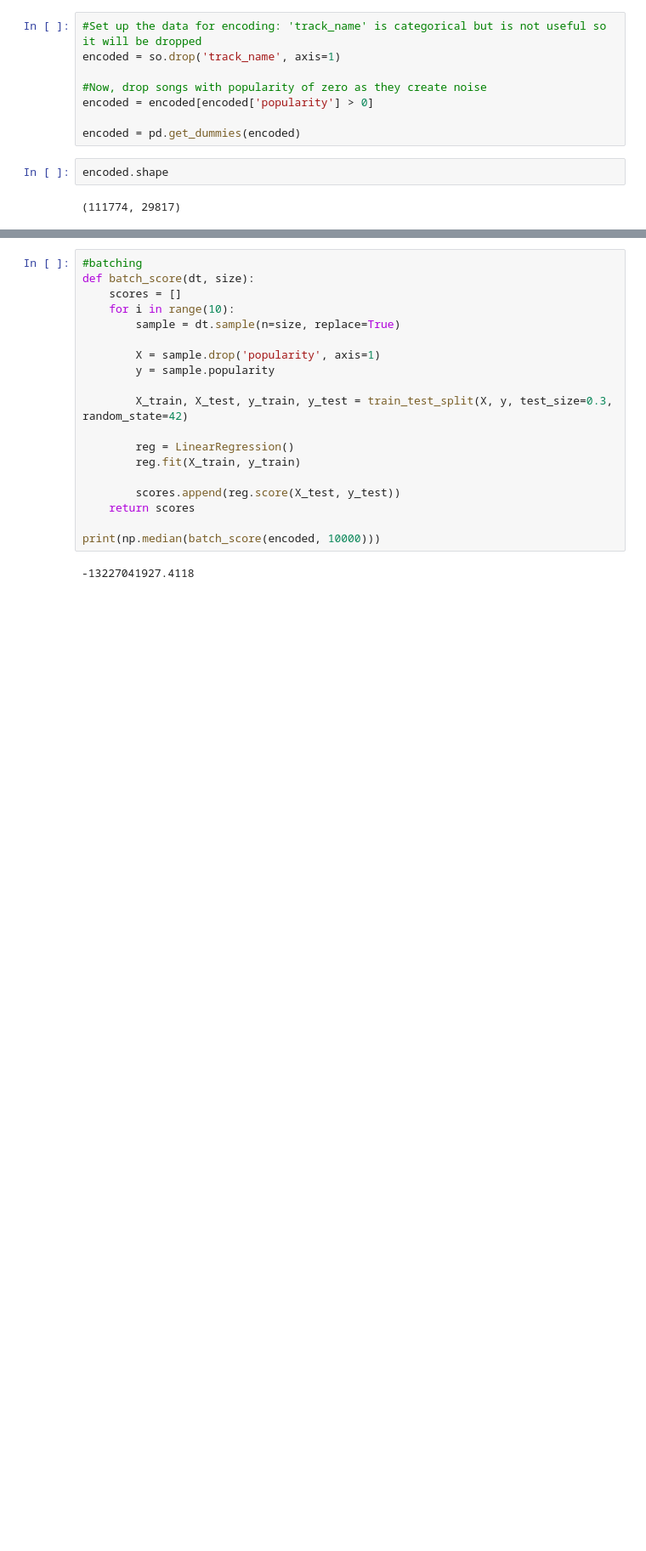
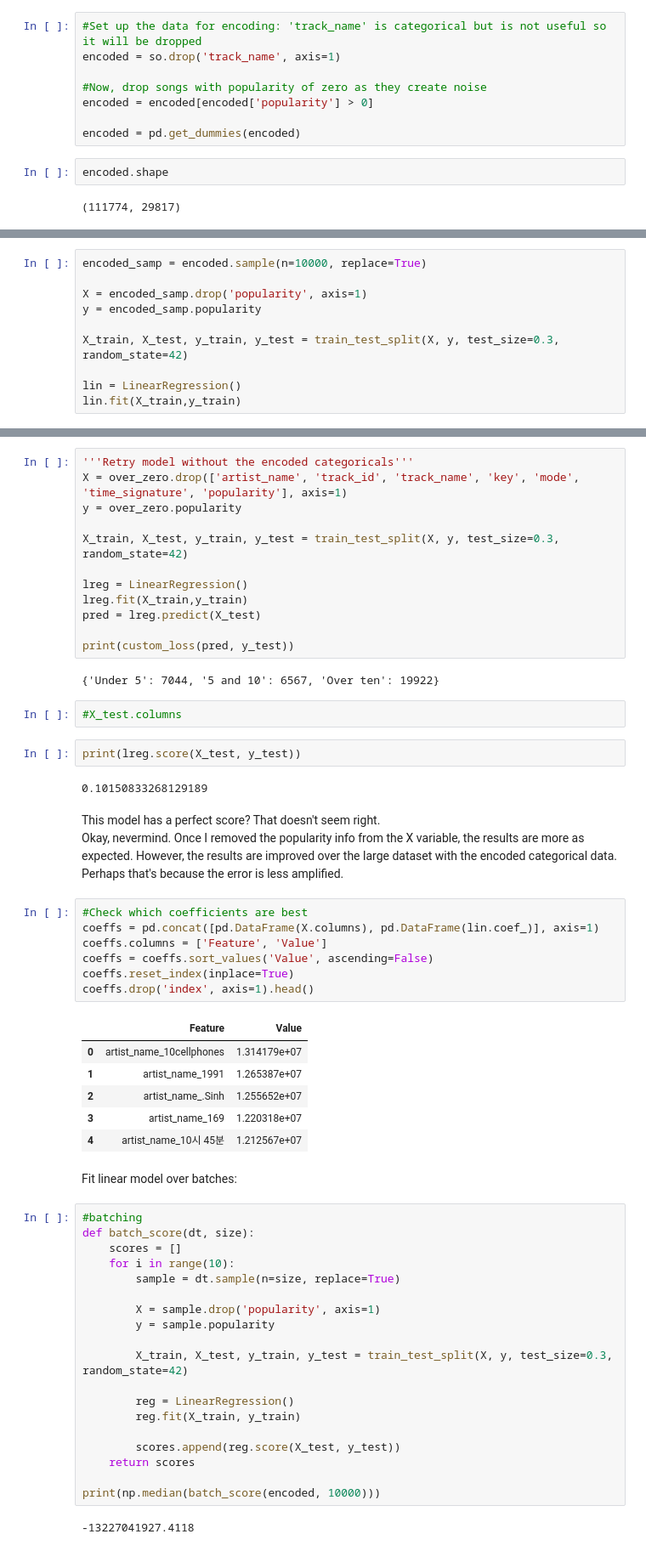
Before and after one commit to twillstw/Springboard-Projects, a Jupyter notebook: Scratchpad.ipynb, the cells around one changed output, grey strips where cells are left out. Shown: that part at 85% size. Drawn from its saved outputs; the diff is of its cells as text; blank space fills up the shorter version.

Commit message:
further testing with linear models

```diff
--- a/Scratchpad.ipynb
+++ b/Scratchpad.ipynb
@@ -115,0 +158,10 @@ lm.score(X_test, y_test)
+# %%
+encoded_samp = encoded.sample(n=10000, replace=True)
+
+X = encoded_samp.drop('popularity', axis=1)
+y = encoded_samp.popularity
+
+X_train, X_test, y_train, y_test = train_test_split(X, y, test_size=0.3, random_state=42)
+
+lin = LinearRegression()
+lin.fit(X_train,y_train)
@@ -116,3 +207,43 @@ lm.score(X_test, y_test)
+# %%
+'''Retry model without the encoded categoricals'''
+X = over_zero.drop(['artist_name', 'track_id', 'track_name', 'key', 'mode', 'time_signature', 'popularity'], axis=1)
+y = over_zero.popularity
+
+X_train, X_test, y_train, y_test = train_test_split(X, y, test_size=0.3, random_state=42)
+
+lreg = LinearRegression()
+lreg.fit(X_train,y_train)
+pred = lreg.predict(X_test)
+
+print(custom_loss(pred, y_test))
+# %% [output]
+{'Under 5': 7044, '5 and 10': 6567, 'Over ten': 19922}
+# %%
+#X_test.columns
+# %%
+print(lreg.score(X_test, y_test))
+# %% [output]
+0.10150833268129189
+# %% [markdown]
+This model has a perfect score? That doesn't seem right.
+<br>
+Okay, nevermind. Once I removed the popularity info from the X variable, the results are more as expected. However, the results are improved over the large dataset with the encoded categorical data. Perhaps that's because the error is less amplified.
+# %%
+#Check which coefficients are best
+coeffs = pd.concat([pd.DataFrame(X.columns), pd.DataFrame(lin.coef_)], axis=1)
+coeffs.columns = ['Feature', 'Value']
+coeffs = coeffs.sort_values('Value', ascending=False)
+coeffs.reset_index(inplace=True)
+coeffs.drop('index', axis=1).head()
+# %% [output]
+|  | Feature | Value |
+| 0 | artist_name_10cellphones | 1.314179e+07 |
+| 1 | artist_name_1991 | 1.265387e+07 |
+| 2 | artist_name_.Sinh | 1.255652e+07 |
+| 3 | artist_name_169 | 1.220318e+07 |
+| 4 | artist_name_10시 45분 | 1.212567e+07 |
+# %% [markdown]
+Fit linear model over batches:
 # %%
 #batching
 def batch_score(dt, size):
```
Also changed, not shown: parts of 23 cells of this notebook.
